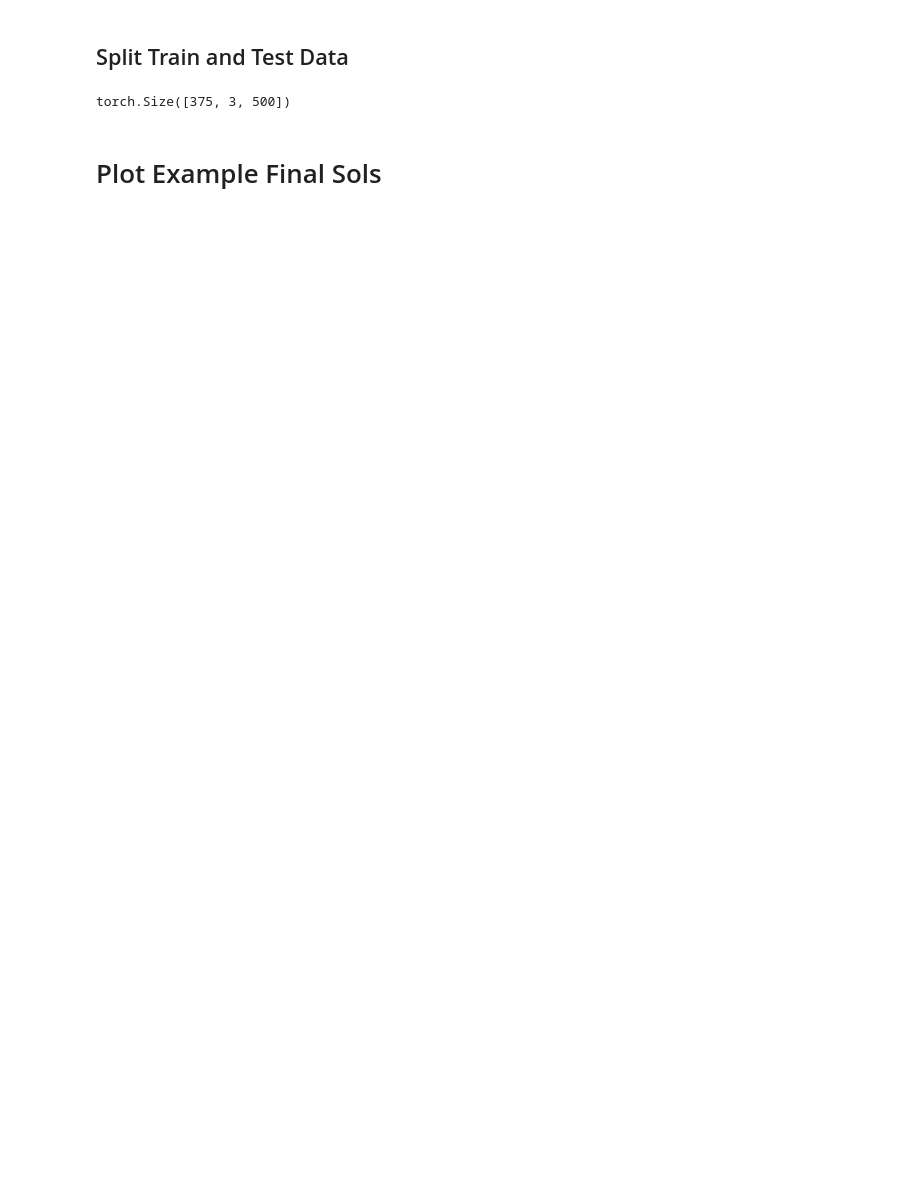
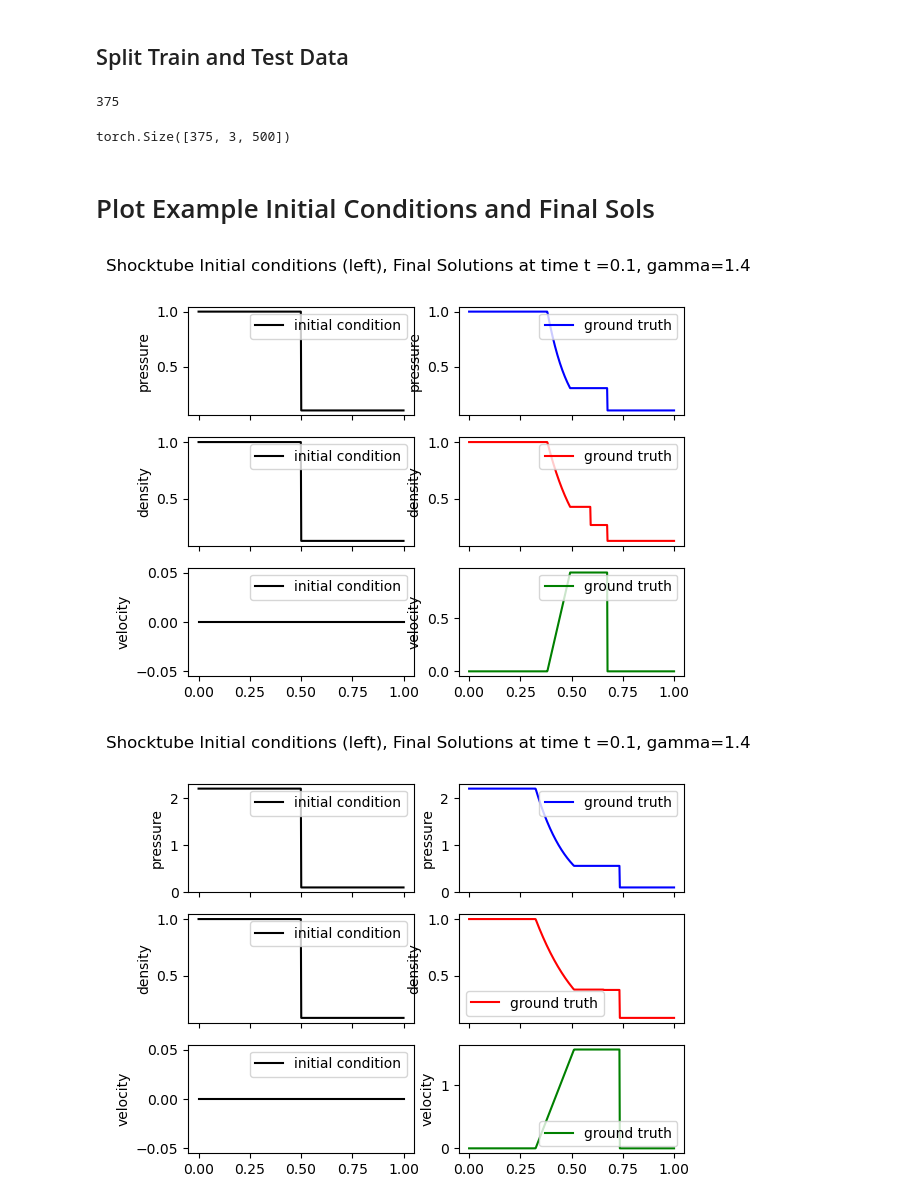
Before and after one commit to wang-roy/ENM_5320_Final_Project, a Jupyter notebook: generate_sodshock_sols.ipynb, the cells around one changed output. Saved outputs shown, nothing was run; the diff lists cells and outputs as text; code cells hidden in the pictures; blank space fills up the shorter version.

Commit message:
fixed bug in solution generation, regenerated dataset

```diff
--- a/generate_sodshock_sols.ipynb
+++ b/generate_sodshock_sols.ipynb
@@ -98,8 +103,9 @@ init_conditions, final_sol, positions, regions, states = solutions[399]
 # %%
 # 75 - 25% Train-Test Split
 # Train on p in [1, 4), Test on p in (4, 5]
-
-train_data = solutions[:375]
+train_split = int(0.75 *len(solutions))
+print(train_split)
+train_data = solutions[:train_split]
 train_input = []
 train_output = []
 for data in train_data:
@@ -108,7 +114,7 @@ for data in train_data:
     train_output.append(final_output)
 
 
-test_data = solutions[375:]
+test_data = solutions[train_split:]
 test_input = []
 test_output = []
 for data in test_data:
@@ -133,6 +139,8 @@ with open("./outputs_test.pkl", "wb") as file:
     pkl.dump(test_output, file)
 #len(train_data)
 #len(test_data)
+# %% [output]
+375
 # %%
 import torch
 train_output = torch.as_tensor(train_output)
@@ -140,4 +148,61 @@ train_output.shape
 # %% [output]
 torch.Size([375, 3, 500])
 # %% [markdown]
-# Plot Example Final Sols
+# Plot Example Initial Conditions and Final Sols
+# %%
+with open("./inputs_train.pkl", "rb") as file:
+    inputs_train = pkl.load(file)
+
+with open("./outputs_train.pkl", "rb") as file:
+    outputs_train = pkl.load(file)
+
+with open("./inputs_test.pkl", "rb") as file:
+    inputs_test = pkl.load(file)
+
+with open("./outputs_test.pkl", "rb") as file:
+    outputs_test = pkl.load(file)
+# %%
+x, p_init, rho_init, u_init = np.array(inputs_train[0])
+# %%
+# visualize train dataset
+for n in [0, 150, 250, 350]:
+    x, p_init, rho_init, u_init = inputs_train[n]
+    p_final, rho_final, u_final = outputs_train[n]
+    # Printing p, rho and u for regions
+
+    # Finally, let's plot the solutions
+    f, axarr = plt.subplots(3, 2, sharex=True)
+
+    #x, p_init, rho_init, u_init = init_conditions
+    #p_final, rho_final, u_final = final_sol
+    axarr[0][0].plot(x, p_init, label="initial condition", linewidth=1.5, color='k')
+    axarr[0][0].set_ylabel('pressure')
+    axarr[0][0].legend()
+
+    axarr[0][1].plot(x, p_final, label="ground truth", linewidth=1.5, color='b')
+    axarr[0][1].set_ylabel('pressure')
+    axarr[0][1].legend()
+    # axarr[0].set_ylim(0, 5.1)
+
+    axarr[1][0].plot(x, rho_init, label="initial condition", linewidth=1.5, color='k')
+    axarr[1][0].set_ylabel('density')
+    axarr[1][0].legend()
+
+    axarr[1][1].plot(x, rho_final, label="ground truth", linewidth=1.5, color='r')
+    axarr[1][1].set_ylabel('density')
+    axarr[1][1].legend()
+    # axarr[1][1].set_ylim(0, 1.1)
+
+    axarr[2][0].plot(x, u_init, label="initial condition", linewidth=1.5, color='k')
+    axarr[2][0].set_ylabel('velocity')
+    axarr[2][0].legend()
+
+    axarr[2][1].plot(x, u_final, label="ground truth", linewidth=1.5, color='g')
+    axarr[2][1].set_ylabel('velocity')
+    axarr[2][1].legend()
+
+    plt.suptitle('Shocktube Initial conditions (left), Final Solutions at time t ={0}, gamma={1}'.format(0.1, 1.4))
+    plt.show()
+# %% [output]
+[figure, added]
+[figure, added]
```
Also changed, not shown: parts of 5 cells of this notebook, 5 other files.
